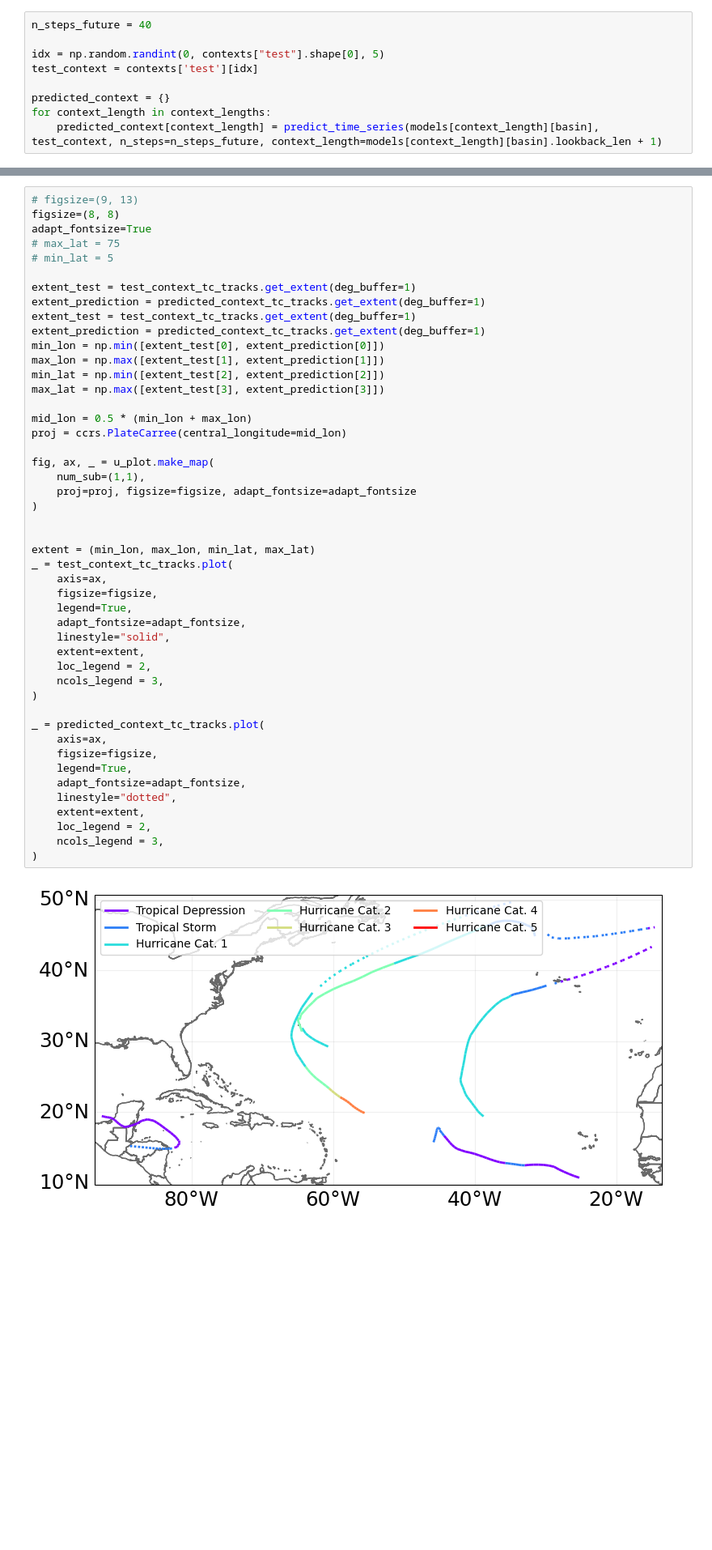
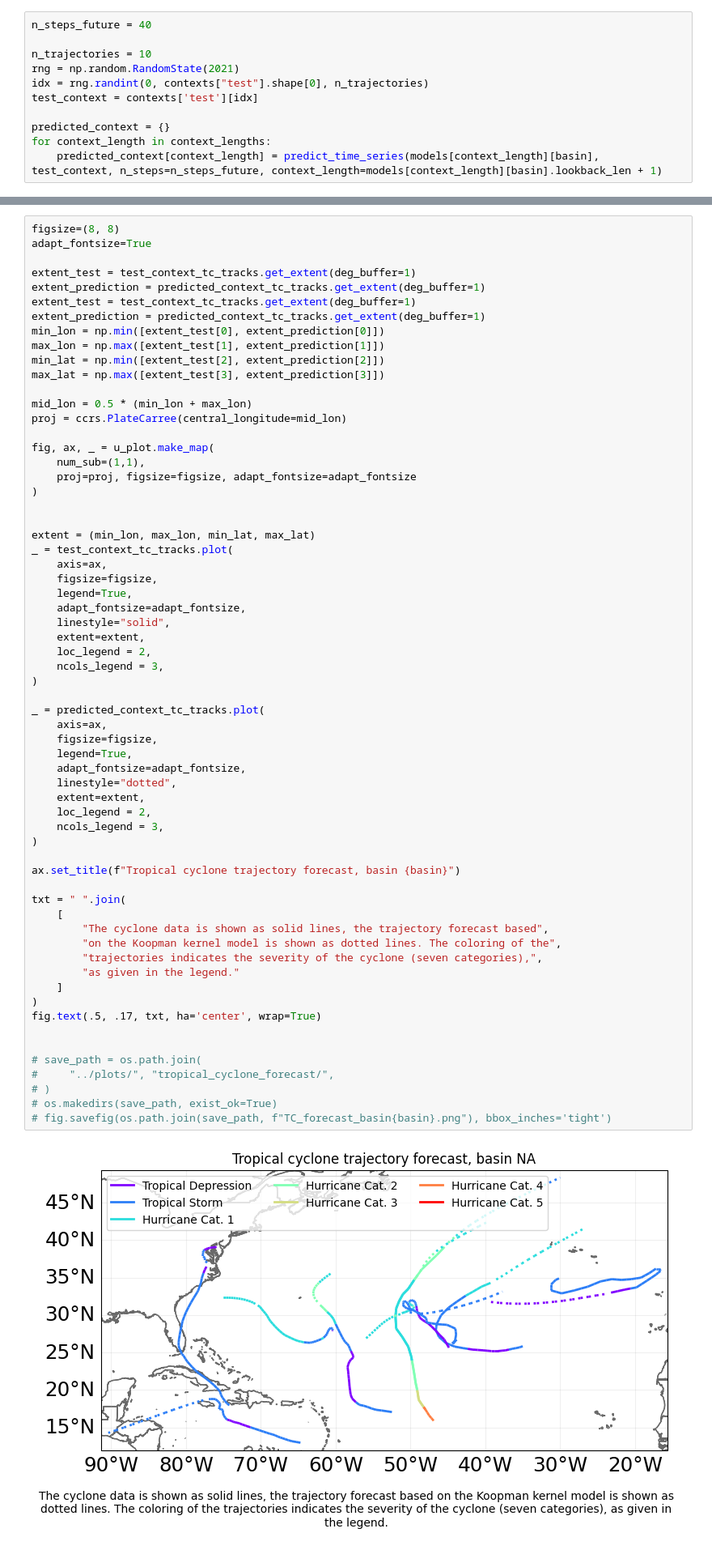
Before and after one commit to ejbrun/koopman_learning_tropical_cyclone, a Jupyter notebook: examples/koopman_kernel_for_TC_plot_prediction.ipynb, the cells around one changed output, grey strips where cells are left out. Shown at 81% size. Saved outputs shown, nothing was run; the diff lists cells and outputs as text; blank space fills up the shorter version.

```diff
--- a/examples/koopman_kernel_for_TC_plot_prediction.ipynb
+++ b/examples/koopman_kernel_for_TC_plot_prediction.ipynb
@@ -307,7 +289,9 @@ We predict `n_steps = 40` steps into the future. The function `predict_time_seri
 # %%
 n_steps_future = 40
 
-idx = np.random.randint(0, contexts["test"].shape[0], 5)
+n_trajectories = 10
+rng = np.random.RandomState(2021)
+idx = rng.randint(0, contexts["test"].shape[0], n_trajectories)
 test_context = contexts['test'][idx]
 
 predicted_context = {}
@@ -352,11 +336,8 @@ predicted_context_scaled = scaler.inverse_transform(predicted_context[context_le
 test_context_tc_tracks = TCTracks_from_TensorContextDataset(test_context_scaled[:,::3], feature_list=feature_list)
 predicted_context_tc_tracks = TCTracks_from_TensorContextDataset(predicted_context_scaled[:,::3], feature_list=feature_list)
 # %%
-# figsize=(9, 13)
 figsize=(8, 8)
 adapt_fontsize=True
-# max_lat = 75
-# min_lat = 5
 
 extent_test = test_context_tc_tracks.get_extent(deg_buffer=1)
 extent_prediction = predicted_context_tc_tracks.get_extent(deg_buffer=1)
@@ -372,31 +353,50 @@ proj = ccrs.PlateCarree(central_longitude=mid_lon)
 
 fig, ax, _ = u_plot.make_map(
     num_sub=(1,1),
     proj=proj, figsize=figsize, adapt_fontsize=adapt_fontsize
 )
 
 
 extent = (min_lon, max_lon, min_lat, max_lat)
 _ = test_context_tc_tracks.plot(
     axis=ax,
     figsize=figsize,
     legend=True,
     adapt_fontsize=adapt_fontsize,
     linestyle="solid",
     extent=extent,
     loc_legend = 2,
     ncols_legend = 3,
 )
 
 _ = predicted_context_tc_tracks.plot(
     axis=ax,
     figsize=figsize,
     legend=True,
     adapt_fontsize=adapt_fontsize,
     linestyle="dotted",
     extent=extent,
     loc_legend = 2,
     ncols_legend = 3,
 )
+
+ax.set_title(f"Tropical cyclone trajectory forecast, basin {basin}")
+
+txt = " ".join(
+    [
+        "The cyclone data is shown as solid lines, the trajectory forecast based",
+        "on the Koopman kernel model is shown as dotted lines. The coloring of the",
+        "trajectories indicates the severity of the cyclone (seven categories),",
+        "as given in the legend."
+    ]
+)
+fig.text(.5, .17, txt, ha='center', wrap=True)
+
+
+# save_path = os.path.join(
+#     "../plots/", "tropical_cyclone_forecast/",
+# )
+# os.makedirs(save_path, exist_ok=True)
+# fig.savefig(os.path.join(save_path, f"TC_forecast_basin{basin}.png"), bbox_inches='tight')
 # %% [output]
-[figure, old version]
+[figure, new version]
```
Also changed, not shown: parts of 10 cells of this notebook, 4 other files.
